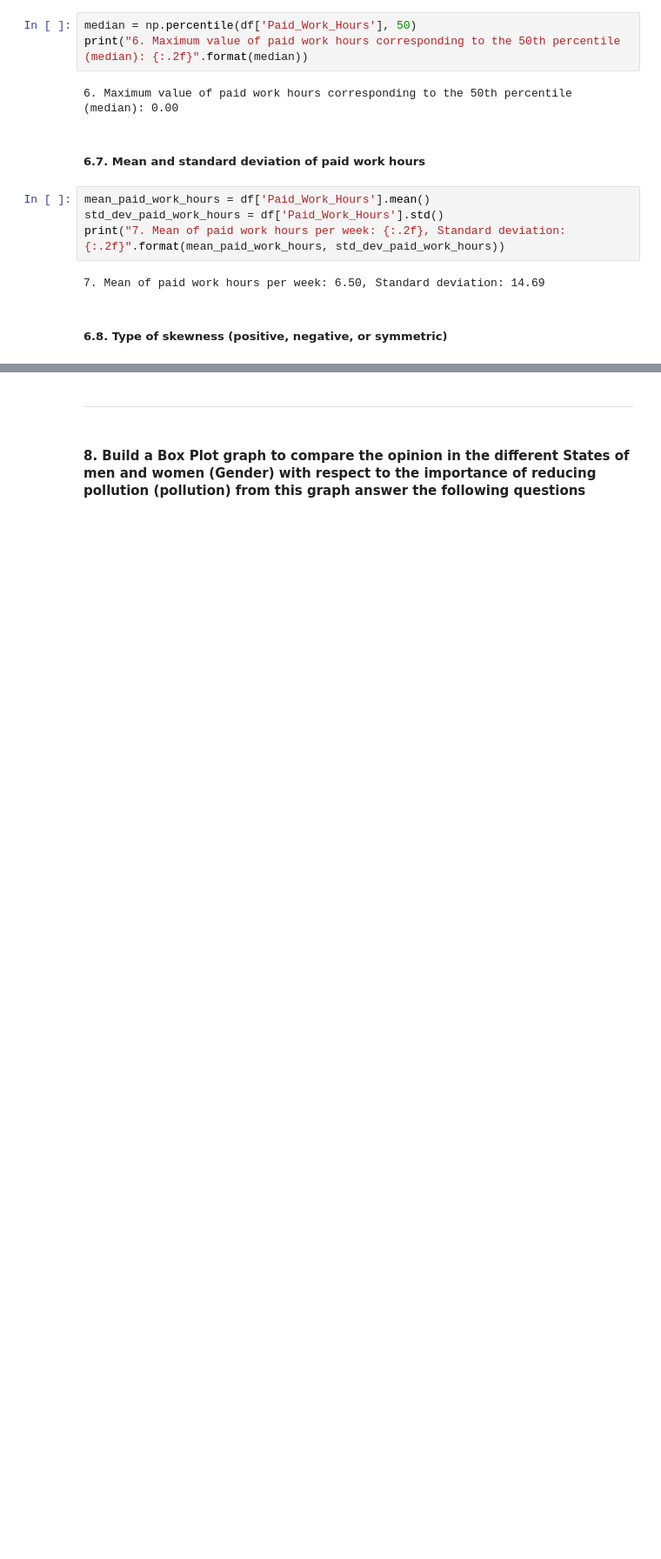
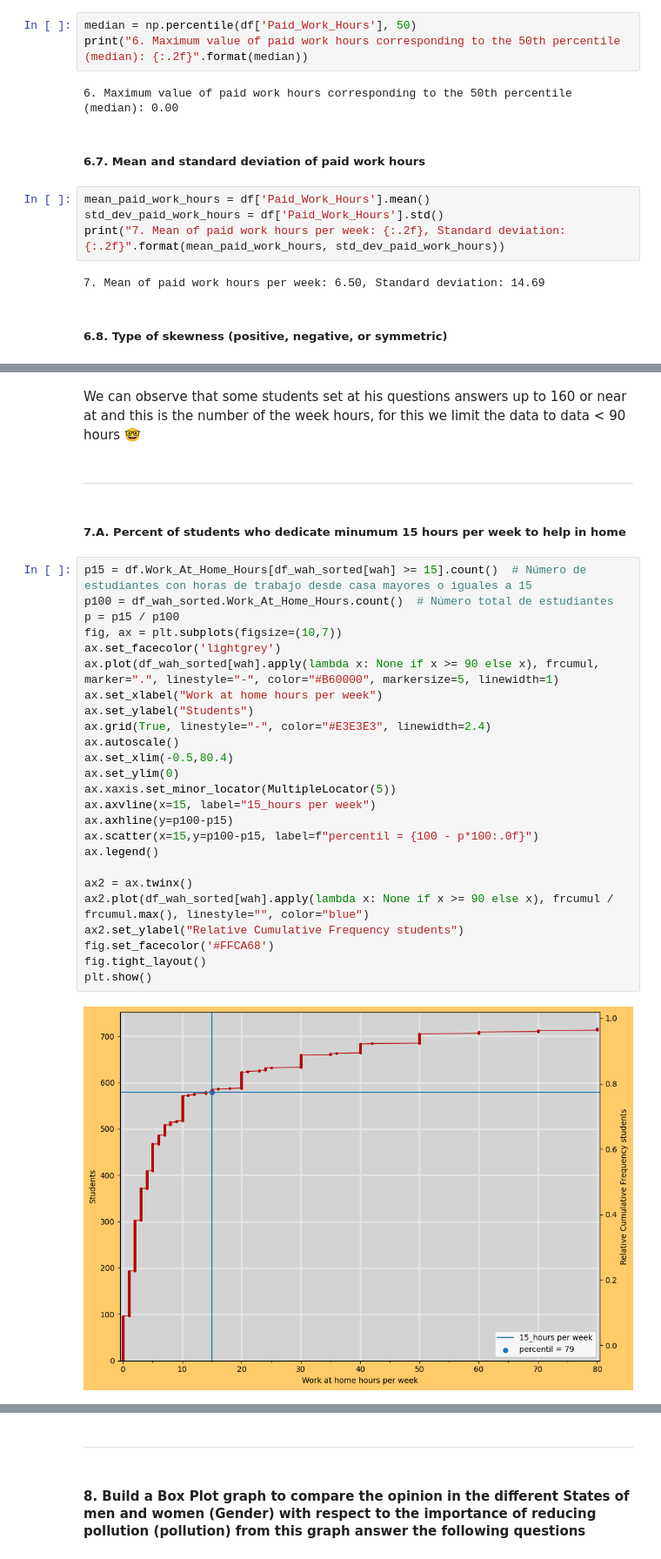
Before and after one commit to DCajiao/Statistical-analysis-project-, a Jupyter notebook: EDA.ipynb, the cells around one changed output, grey strips where cells are left out. Shown at 87% size. Drawn from its saved outputs; the diff is of its cells as text; blank space fills up the shorter version.

```diff
--- a/EDA.ipynb
+++ b/EDA.ipynb
@@ -495,0 +531,33 @@ print("8. Skewness type of the distribution of paid work hours: {}".format(skew_
+# %% [markdown]
+We can observe that some students set at his questions answers up to 160 or near at and this is the number of the week hours, for this we limit the data to data < 90 hours 🤓
+# %% [markdown]
+---
+# %% [markdown]
+##### 7.A. Percent of students who dedicate minumum 15 hours per week to help in home
+# %%
+p15 = df.Work_At_Home_Hours[df_wah_sorted[wah] >= 15].count()  # Número de estudiantes con horas de trabajo desde casa mayores o iguales a 15
+p100 = df_wah_sorted.Work_At_Home_Hours.count()  # Número total de estudiantes
+p = p15 / p100
+fig, ax = plt.subplots(figsize=(10,7))
+ax.set_facecolor('lightgrey')
+ax.plot(df_wah_sorted[wah].apply(lambda x: None if x >= 90 else x), frcumul, marker=".", linestyle="-", color="#B60000", markersize=5, linewidth=1)
+ax.set_xlabel("Work at home hours per week")
+ax.set_ylabel("Students")
+ax.grid(True, linestyle="-", color="#E3E3E3", linewidth=2.4)
+ax.autoscale()
+ax.set_xlim(-0.5,80.4)
+ax.set_ylim(0)
+ax.xaxis.set_minor_locator(MultipleLocator(5))
+ax.axvline(x=15, label="15_hours per week")
+ax.axhline(y=p100-p15)
+ax.scatter(x=15,y=p100-p15, label=f"percentil = {100 - p*100:.0f}")
+ax.legend()
+
+ax2 = ax.twinx()
+ax2.plot(df_wah_sorted[wah].apply(lambda x: None if x >= 90 else x), frcumul / frcumul.max(), linestyle="", color="blue")
+ax2.set_ylabel("Relative Cumulative Frequency students")
+fig.set_facecolor('#FFCA68')
+fig.tight_layout()
+plt.show()
+# %% [output]
+[figure, added]
```
Also changed, not shown: parts of 41 cells of this notebook.
